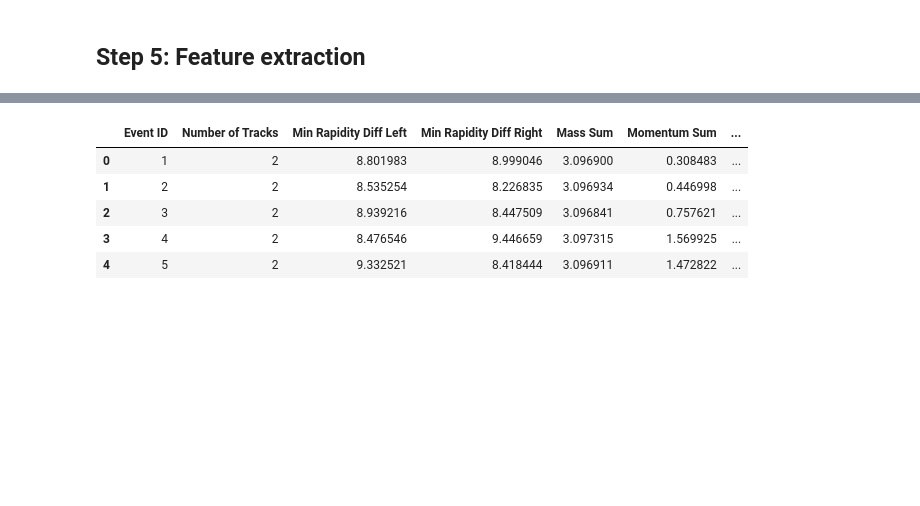
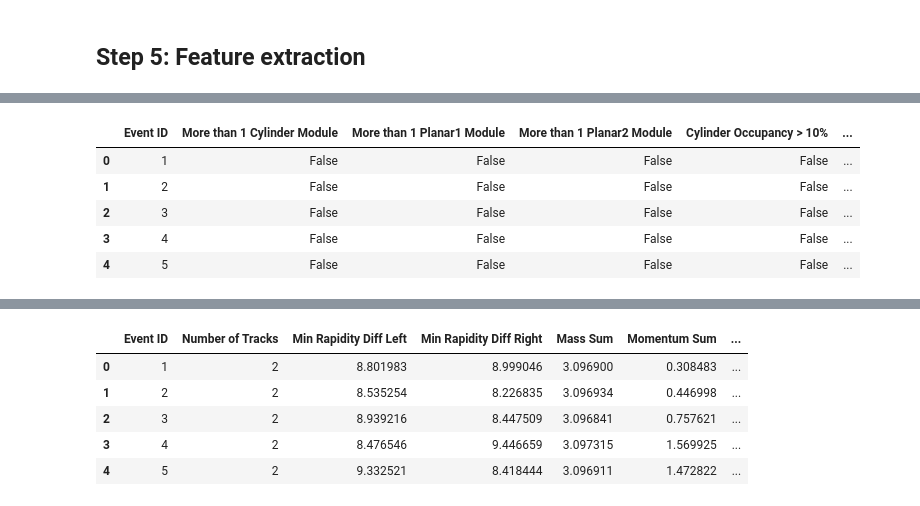
Before and after one commit to siragoni/ML-upc, a Jupyter notebook: ClassifierV2-before-reconstruction.ipynb, the cells around one changed output, grey strips where cells are left out. Drawn from its saved outputs; the diff is of its cells as text; code cells hidden in the pictures; blank space fills up the shorter version.

Commit message:
Fixed detector geometry. Starting to engineer the features

```diff
--- a/ClassifierV2-before-reconstruction.ipynb
+++ b/ClassifierV2-before-reconstruction.ipynb
@@ -382,0 +466,71 @@ detector.visualize_event(filtered_jpsi_df, event_number=1, dashed=True, line_col
+# %%
+def extract_features_from_filtered_df(crossed_modules_df, detector):
+    """
+    Extracts features from the Crossed MODULE IDs dataframe.
+
+    Parameters:
+    crossed_modules_df (pd.DataFrame): The dataframe with 'Event ID' and 'Crossed MODULE IDs'.
+    detector (ToyDetector): The instance of the ToyDetector class.
+
+    Returns:
+    pd.DataFrame: A new dataframe with extracted features for each event.
+    """
+    # Initialize a list to store the extracted features
+    features = []
+
+    # Iterate over each row in the crossed_modules_df
+    for _, row in crossed_modules_df.iterrows():
+        event_id = row['Event ID']
+        crossed_ids = row['Crossed MODULE IDs']
+
+        # Determine if more than one module was activated in each component
+        cylinder_ids = [module['module_ID'] for module in detector.modules if module['type'] == 'cylinder']
+        planar1_ids = [module['module_ID'] for module in detector.modules if module['type'] == 'planar' and module['z_pos'] == detector.planar_z1]
+        planar2_ids = [module['module_ID'] for module in detector.modules if module['type'] == 'planar' and module['z_pos'] == detector.planar_z2]
+
+        # Check if more than one module was activated in each component
+        more_than_one_cylinder = len(set(crossed_ids) & set(cylinder_ids)) > 1
+        more_than_one_planar1 = len(set(crossed_ids) & set(planar1_ids)) > 1
+        more_than_one_planar2 = len(set(crossed_ids) & set(planar2_ids)) > 1
+
+        # Calculate occupancy for each component
+        cylinder_occupancy = len(set(crossed_ids) & set(cylinder_ids)) / len(cylinder_ids)
+        planar1_occupancy = len(set(crossed_ids) & set(planar1_ids)) / len(planar1_ids)
+        planar2_occupancy = len(set(crossed_ids) & set(planar2_ids)) / len(planar2_ids)
+
+        # Check if occupancy is above 10% in each component
+        cylinder_occupancy_above_10 = cylinder_occupancy > 0.1
+        planar1_occupancy_above_10 = planar1_occupancy > 0.1
+        planar2_occupancy_above_10 = planar2_occupancy > 0.1
+
+        # Append the extracted features to the list
+        features.append({
+            'Event ID': event_id,
+            'More than 1 Cylinder Module': more_than_one_cylinder,
+            'More than 1 Planar1 Module': more_than_one_planar1,
+            'More than 1 Planar2 Module': more_than_one_planar2,
+            'Cylinder Occupancy > 10%': cylinder_occupancy_above_10,
+            'Planar1 Occupancy > 10%': planar1_occupancy_above_10,
+            'Planar2 Occupancy > 10%': planar2_occupancy_above_10
+        })
+
+    # Convert the list of features into a DataFrame
+    features_df = pd.DataFrame(features)
+
+    return features_df
+
+# Example usage:
+# Assuming crossed_modules_df is the DataFrame created by create_crossed_modules_df
+features_jpsi_df = extract_features_from_filtered_df(filtered_jpsi_crossed_df, detector)
+features_photon_photon_df = extract_features_from_filtered_df(filtered_photon_photon_crossed_df, detector)
+features_dissociative_df = extract_features_from_filtered_df(filtered_dissociative_crossed_df, detector)
+
+# Display the first few rows to check the result
+features_jpsi_df.head()
+# %% [output]
+|  | Event ID | More than 1 Cylinder Module | More than 1 Planar1 Module | More than 1 Planar2 Module | Cylinder Occupancy > 10% | ... |
+| 0 | 1 | False | False | False | False | ... |
+| 1 | 2 | False | False | False | False | ... |
+| 2 | 3 | False | False | False | False | ... |
+| 3 | 4 | False | False | False | False | ... |
+| 4 | 5 | False | False | False | False | ... |
```
Also changed, not shown: parts of 6 cells of this notebook, 3 other files.
